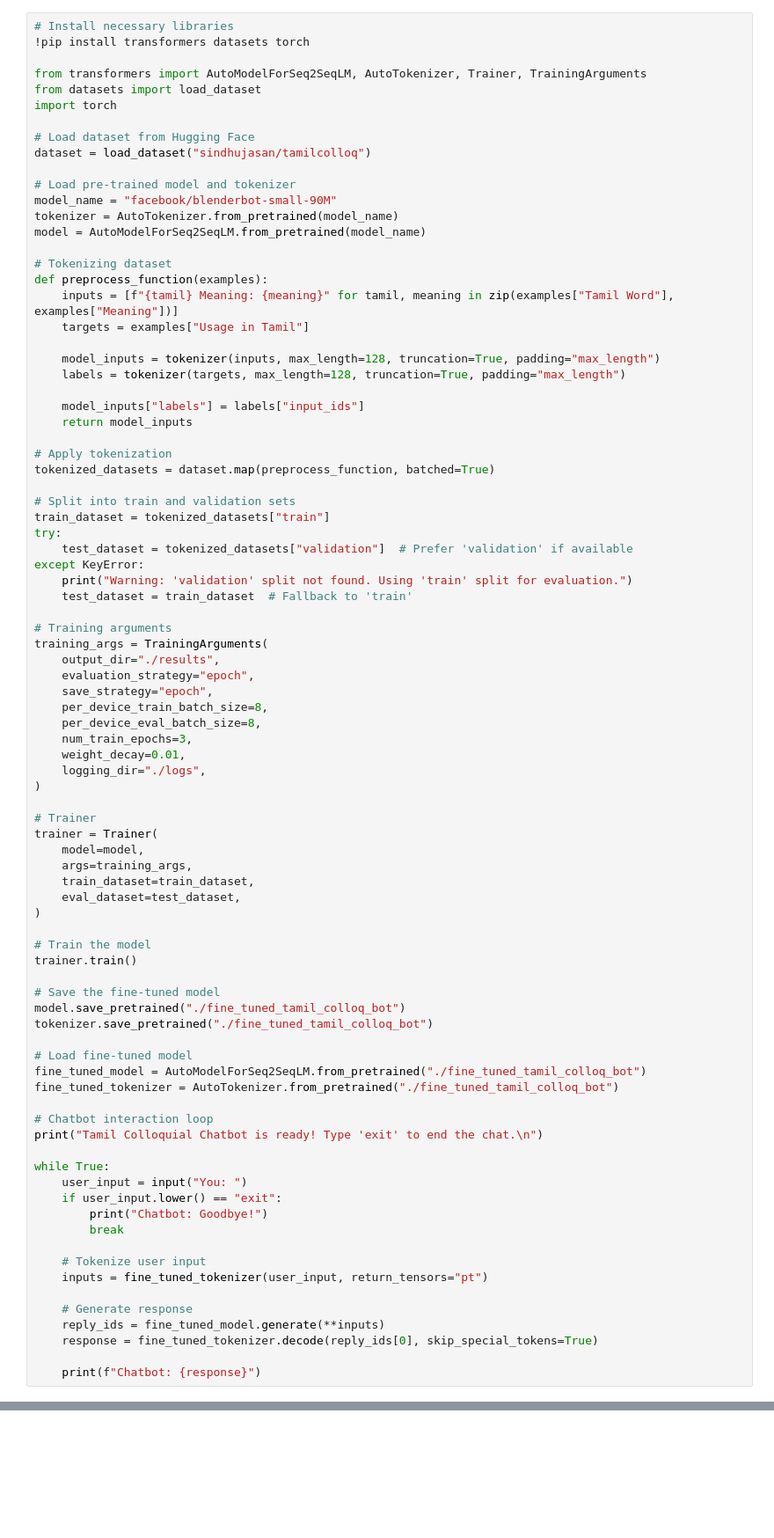
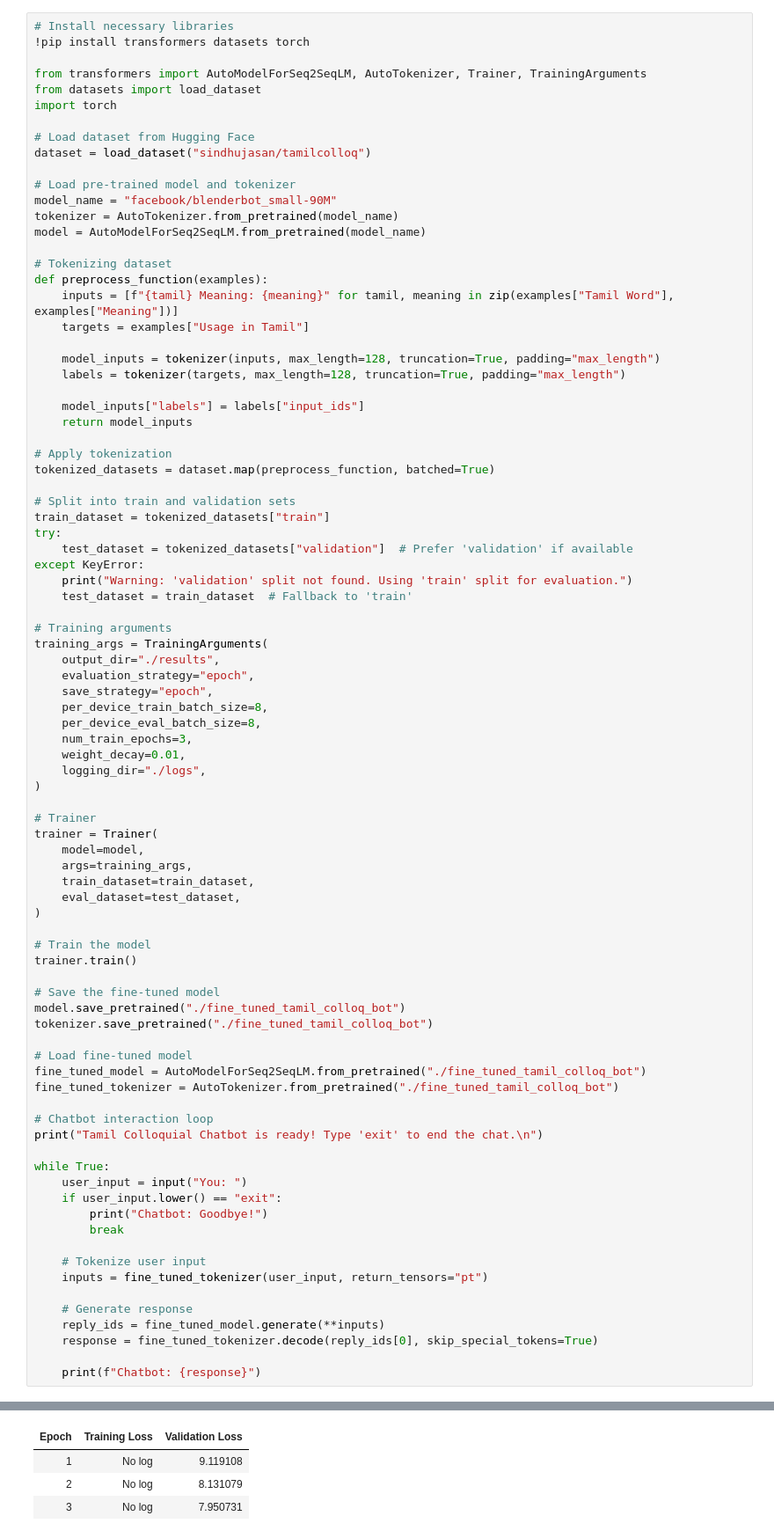
Before and after one commit to sindhguvi/tamilcolloqhack, a Jupyter notebook: tamilcolloq.ipynb, the cells around one changed output, grey strips where cells are left out. Shown: that part at 88% size. Cells and saved outputs as stored; diff of their text form; blank space fills up the shorter version.

```diff
--- a/tamilcolloq.ipynb
+++ b/tamilcolloq.ipynb
@@ -12,7 +12,7 @@ import torch
 dataset = load_dataset("sindhujasan/tamilcolloq")
 
 # Load pre-trained model and tokenizer
-model_name = "facebook/blenderbot-small-90M"
+model_name = "facebook/blenderbot_small-90M"
 tokenizer = AutoTokenizer.from_pretrained(model_name)
 model = AutoModelForSeq2SeqLM.from_pretrained(model_name)
 
@@ -106,0 +117,4 @@ Requirement already satisfied: six>=1.5 in /usr/local/lib/python3.11/dist-packag
+| Epoch | Training Loss | Validation Loss |
+| 1 | No log | 9.119108 |
+| 2 | No log | 8.131079 |
+| 3 | No log | 7.950731 |
```
Also changed, not shown: parts of 1 cell of this notebook.
